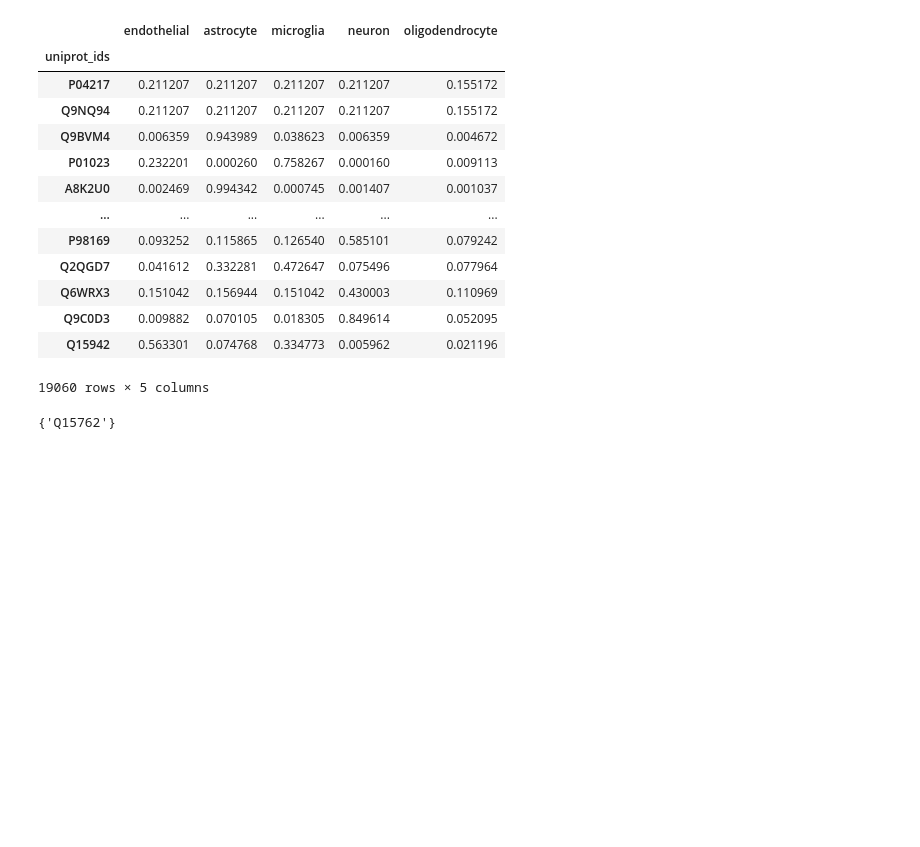
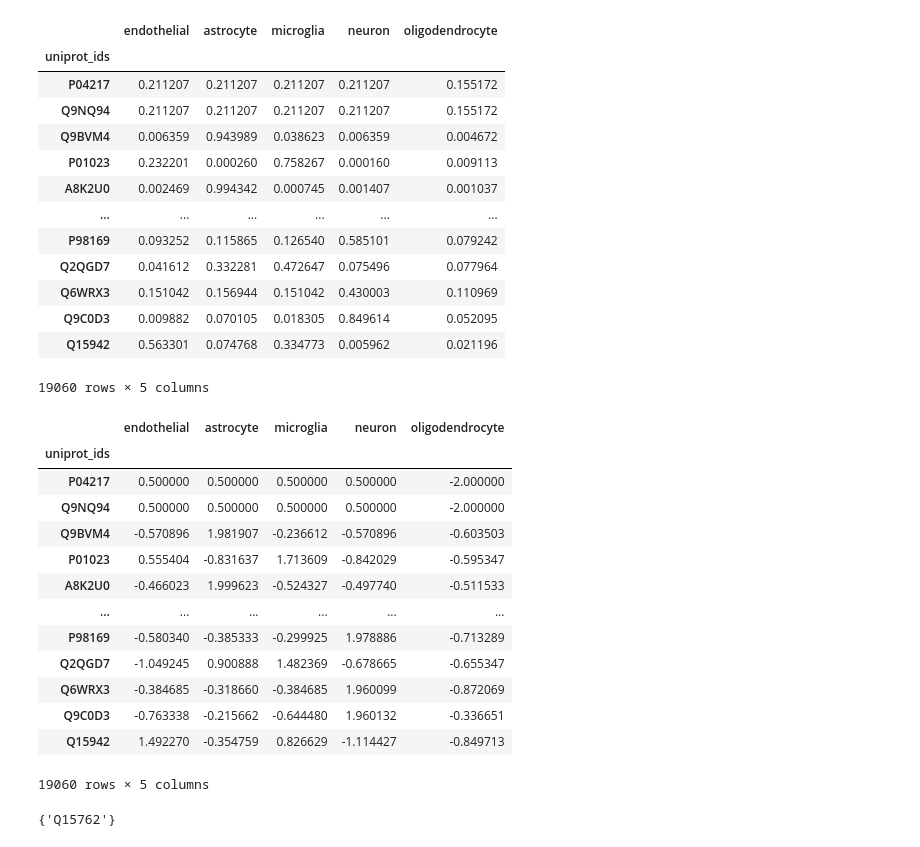
Before and after one commit to Walt-Lab/bdev_mass_spec, a Jupyter notebook: 10_analysis.ipynb, the cells around one changed output. Drawn from its saved outputs; the diff is of its cells as text; code cells hidden in the pictures; blank space fills up the shorter version.

```diff
--- a/10_analysis.ipynb
+++ b/10_analysis.ipynb
@@ -670,6 +670,30 @@ expression_data.apply(calculate_spm, axis = 1)
 | Q9C0D3 | 0.009882 | 0.070105 | 0.018305 | 0.849614 | 0.052095 |
 | Q15942 | 0.563301 | 0.074768 | 0.334773 | 0.005962 | 0.021196 |
 19060 rows × 5 columns
+# %%
+def calculate_zscore(row):
+    row_array = np.array(row, dtype = np.float64)
+    mean_array = np.mean(row_array)
+    std_array = np.std(row_array)
+    zscore = (row_array - mean_array) / std_array
+    return pd.Series(zscore, index = row.index)
+# %%
+expression_data.apply(calculate_zscore, axis = 1)
+# %% [output]
+|  | endothelial | astrocyte | microglia | neuron | oligodendrocyte |
+| uniprot_ids |  |  |  |  |  |
+| P04217 | 0.500000 | 0.500000 | 0.500000 | 0.500000 | -2.000000 |
+| Q9NQ94 | 0.500000 | 0.500000 | 0.500000 | 0.500000 | -2.000000 |
+| Q9BVM4 | -0.570896 | 1.981907 | -0.236612 | -0.570896 | -0.603503 |
+| P01023 | 0.555404 | -0.831637 | 1.713609 | -0.842029 | -0.595347 |
+| A8K2U0 | -0.466023 | 1.999623 | -0.524327 | -0.497740 | -0.511533 |
+| ... | ... | ... | ... | ... | ... |
+| P98169 | -0.580340 | -0.385333 | -0.299925 | 1.978886 | -0.713289 |
+| Q2QGD7 | -1.049245 | 0.900888 | 1.482369 | -0.678665 | -0.655347 |
+| Q6WRX3 | -0.384685 | -0.318660 | -0.384685 | 1.960099 | -0.872069 |
+| Q9C0D3 | -0.763338 | -0.215662 | -0.644480 | 1.960132 | -0.336651 |
+| Q15942 | 1.492270 | -0.354759 | 0.826629 | -1.114427 | -0.849713 |
+19060 rows × 5 columns
 # %%
 def clean_up_raw_olink_file(raw_data_path, plate_layout_dataframe):
     """
```
